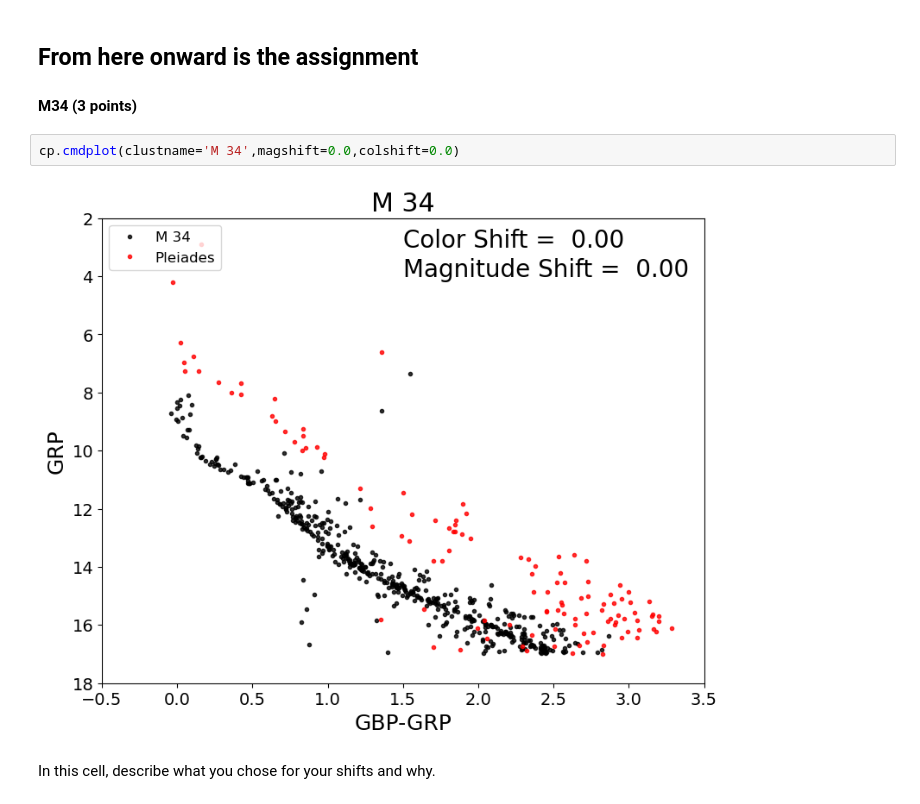
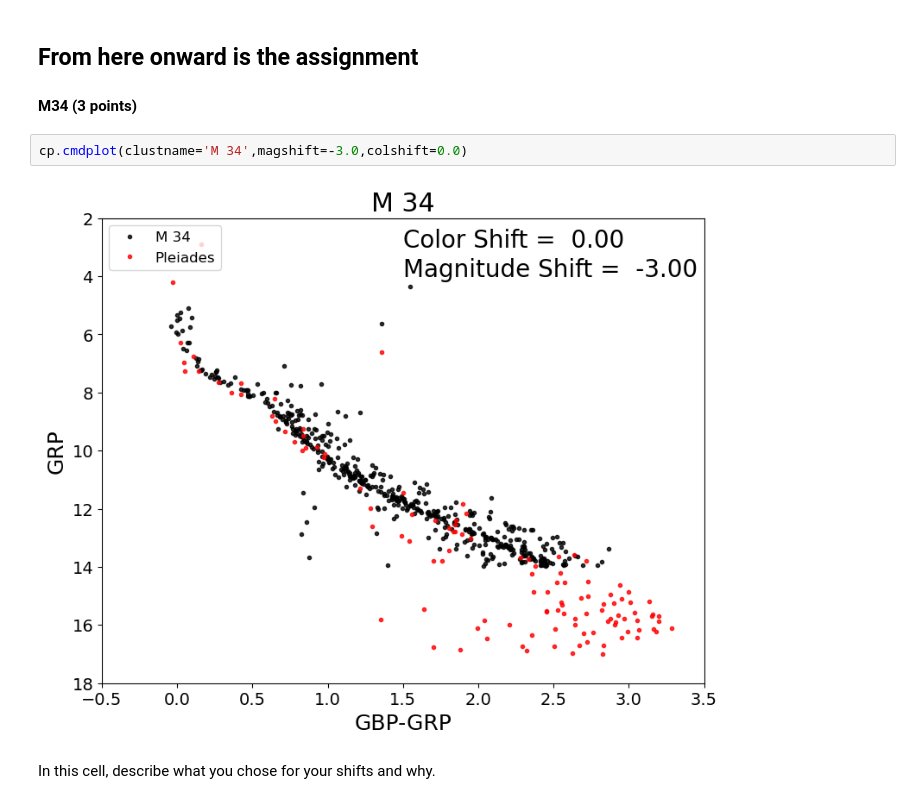
Before and after one commit to RyanNease/Color-magnitude-Diagram-fitting, a Jupyter notebook: cluster_plot_student.ipynb, the cells around one changed output. Cells and saved outputs as stored; diff of their text form.

```diff
--- a/cluster_plot_student.ipynb
+++ b/cluster_plot_student.ipynb
@@ -39,9 +39,9 @@ warnings.filterwarnings('ignore')
 
 #### M34 (3 points)
 # %%
-cp.cmdplot(clustname='M 34',magshift=0.0,colshift=0.0)
+cp.cmdplot(clustname='M 34',magshift=-3.0,colshift=0.0)
 # %% [output]
-[figure, old version]
+[figure, new version]
 # %% [markdown]
 In this cell, describe what you chose for your shifts and why.
 # %% [markdown]
```
Also changed, not shown: parts of 7 cells of this notebook.
